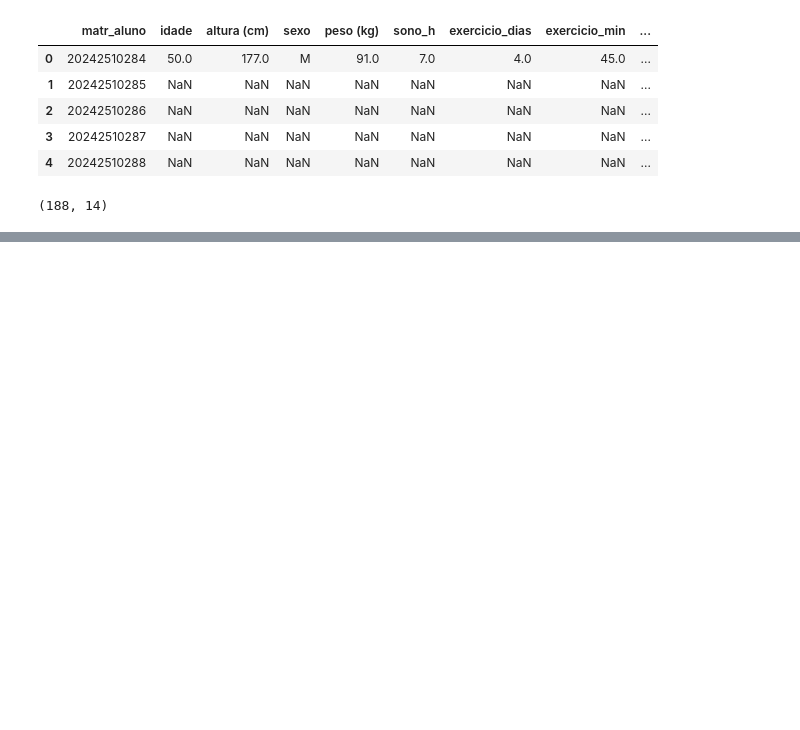
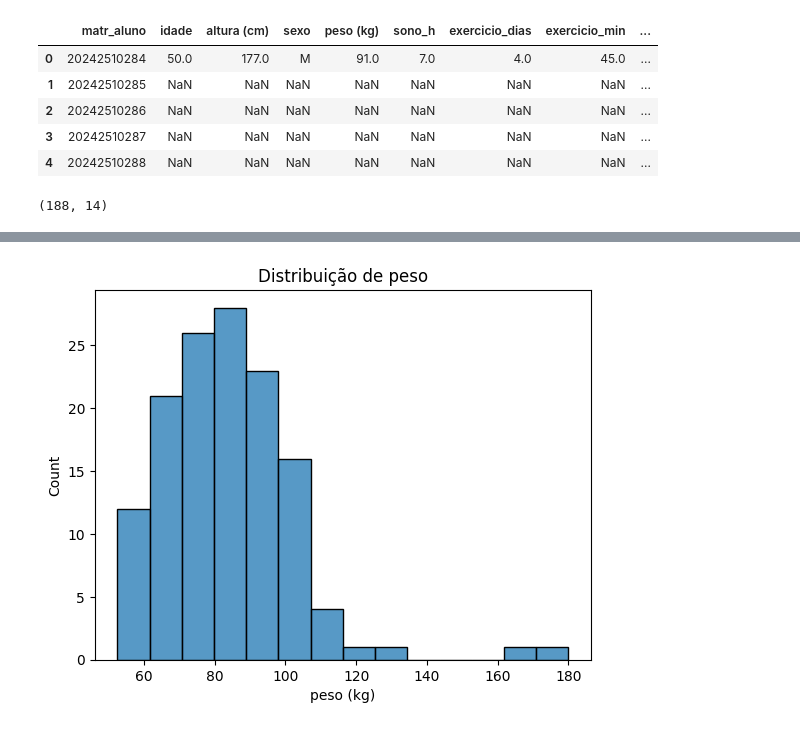
Before and after one commit to GodKelvin/pos-ia-dados-ufes, a Jupyter notebook: Regressão e Séries Temporais/Trab2_Regressao_Multivariada.ipynb, the cells around one changed output, grey strips where cells are left out. Saved outputs shown, nothing was run; the diff lists cells and outputs as text; code cells hidden in the pictures; blank space fills up the shorter version.

```diff
--- a/Regressão e Séries Temporais/Trab2_Regressao_Multivariada.ipynb
+++ b/Regressão e Séries Temporais/Trab2_Regressao_Multivariada.ipynb
@@ -33,5 +33,8 @@ dataframe.describe()
 # %%
 import matplotlib.pyplot as plt
 import seaborn as sns
 plt.title("Distribuição de peso")
-sns.displot(dataframe["peso (kg)"])
+sns.histplot(dataframe["peso (kg)"])
+plt.show()
+# %% [output]
+[figure, added]
```
Also changed, not shown: parts of 10 cells of this notebook.
